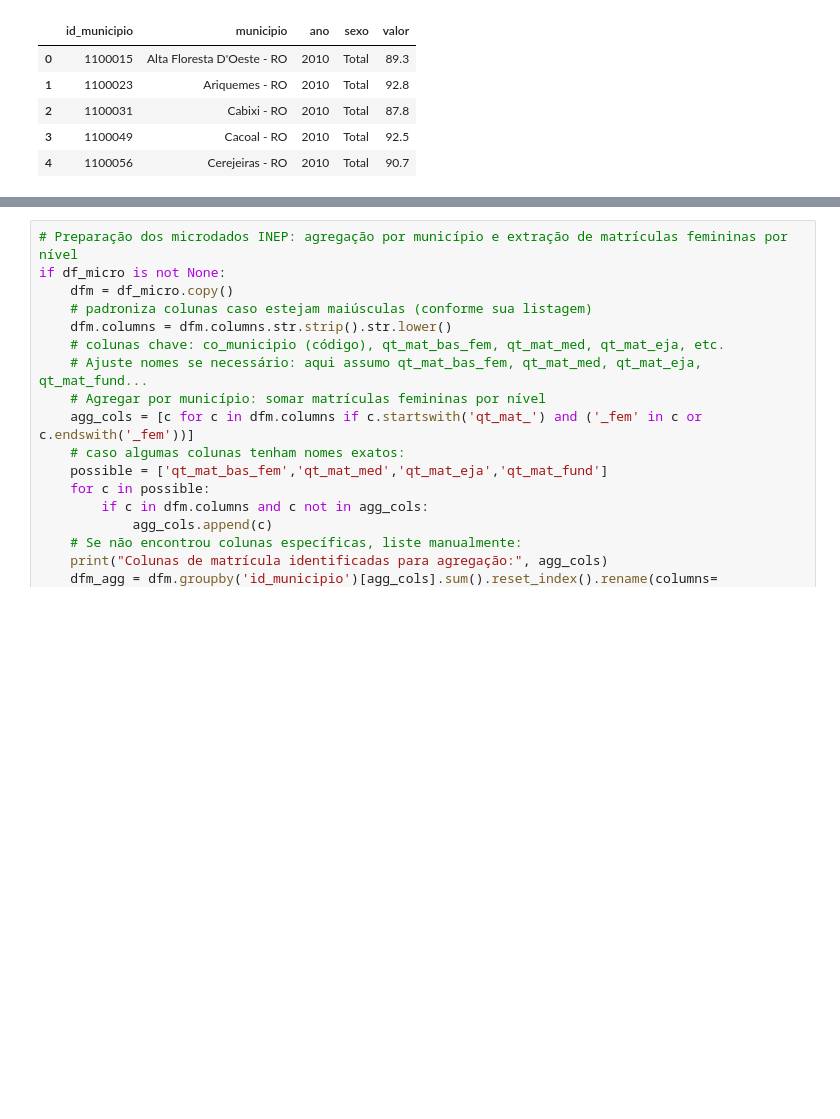
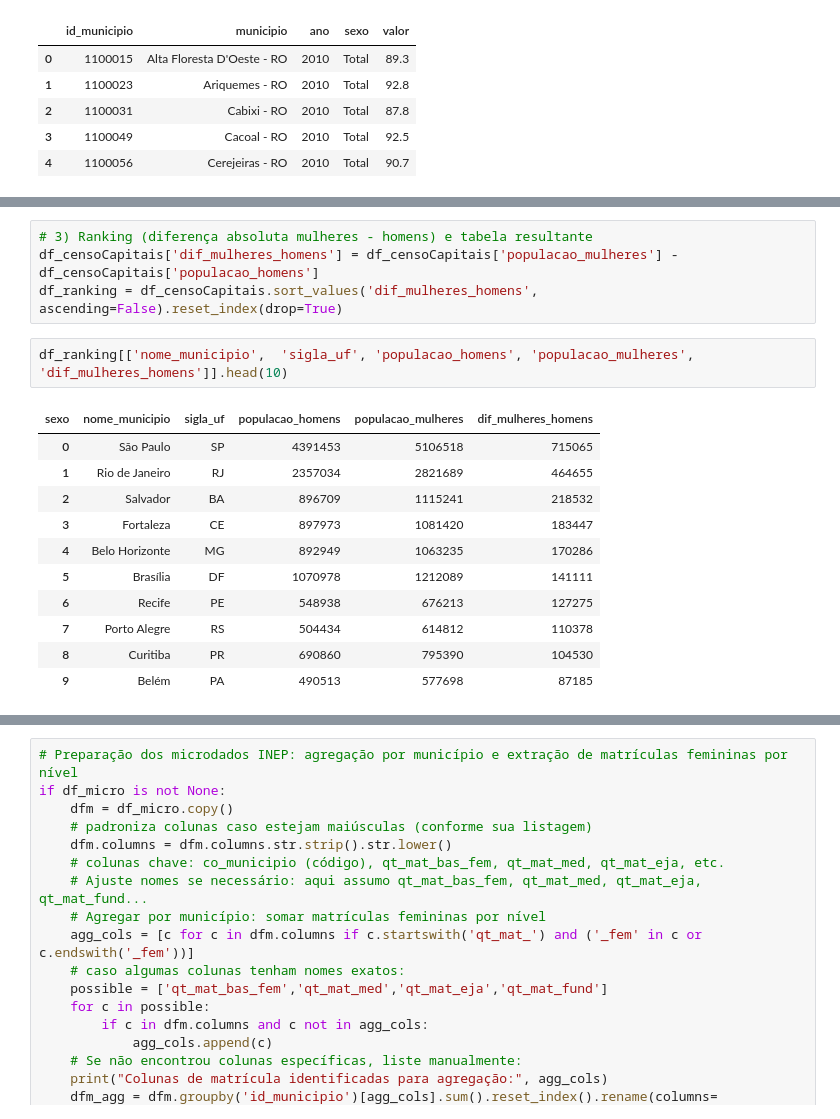
Before and after one commit to patriciacarbri/analise-alfabetizacao-mulheres-brasil, a Jupyter notebook: analise.ipynb, the cells around one changed output, grey strips where cells are left out. Cells and saved outputs as stored; diff of their text form; blank space fills up the shorter version.

Commit message:
atualização de trecho sobre sexo

```diff
--- a/analise.ipynb
+++ b/analise.ipynb
@@ -149,0 +256,18 @@ df_sidra.head()
+# %%
+# 3) Ranking (diferença absoluta mulheres - homens) e tabela resultante
+df_censoCapitais['dif_mulheres_homens'] = df_censoCapitais['populacao_mulheres'] - df_censoCapitais['populacao_homens']
+df_ranking = df_censoCapitais.sort_values('dif_mulheres_homens', ascending=False).reset_index(drop=True)
+# %%
+df_ranking[['nome_municipio',  'sigla_uf', 'populacao_homens', 'populacao_mulheres', 'dif_mulheres_homens']].head(10)
+# %% [output]
+| sexo | nome_municipio | sigla_uf | populacao_homens | populacao_mulheres | dif_mulheres_homens |
+| 0 | São Paulo | SP | 4391453 | 5106518 | 715065 |
+| 1 | Rio de Janeiro | RJ | 2357034 | 2821689 | 464655 |
+| 2 | Salvador | BA | 896709 | 1115241 | 218532 |
+| 3 | Fortaleza | CE | 897973 | 1081420 | 183447 |
+| 4 | Belo Horizonte | MG | 892949 | 1063235 | 170286 |
+| 5 | Brasília | DF | 1070978 | 1212089 | 141111 |
+| 6 | Recife | PE | 548938 | 676213 | 127275 |
+| 7 | Porto Alegre | RS | 504434 | 614812 | 110378 |
+| 8 | Curitiba | PR | 690860 | 795390 | 104530 |
+| 9 | Belém | PA | 490513 | 577698 | 87185 |
```
Also changed, not shown: parts of 17 cells of this notebook.
